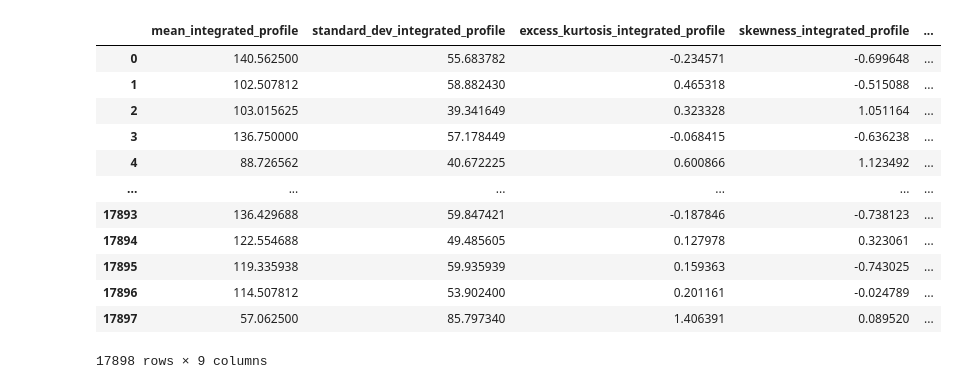
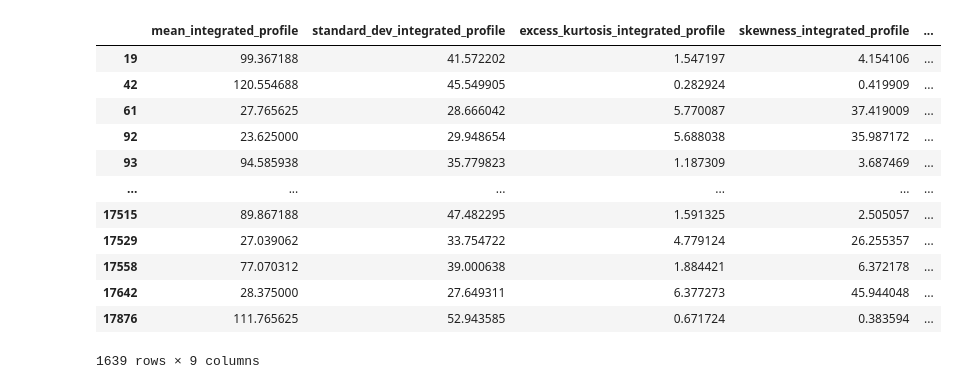
Before and after one commit to fyip3/ds_project, a Jupyter notebook: code/Proposal/Proposal.ipynb, the cells around one changed output. Cells and saved outputs as stored; diff of their text form; code cells hidden in the pictures.

```diff
--- a/code/Proposal/Proposal.ipynb
+++ b/code/Proposal/Proposal.ipynb
@@ -26,18 +28,18 @@ titles = ["mean_integrated_profile", "standard_dev_integrated_profile", "excess_
 
 TEMP_DATA_NAME = pd.read_csv("https://raw.githubusercontent.com/fyip3/ds_project/main/data/HTRU_2.csv", names=titles, on_bad_lines="skip")
 # %%
-TEMP_DATA_NAME
+TEMP_DATA_NAME[TEMP_DATA_NAME["class"] == 1]
 # %% [output]
 |  | mean_integrated_profile | standard_dev_integrated_profile | excess_kurtosis_integrated_profile | skewness_integrated_profile | ... |
-| 0 | 140.562500 | 55.683782 | -0.234571 | -0.699648 | ... |
-| 1 | 102.507812 | 58.882430 | 0.465318 | -0.515088 | ... |
-| 2 | 103.015625 | 39.341649 | 0.323328 | 1.051164 | ... |
-| 3 | 136.750000 | 57.178449 | -0.068415 | -0.636238 | ... |
-| 4 | 88.726562 | 40.672225 | 0.600866 | 1.123492 | ... |
+| 19 | 99.367188 | 41.572202 | 1.547197 | 4.154106 | ... |
+| 42 | 120.554688 | 45.549905 | 0.282924 | 0.419909 | ... |
+| 61 | 27.765625 | 28.666042 | 5.770087 | 37.419009 | ... |
+| 92 | 23.625000 | 29.948654 | 5.688038 | 35.987172 | ... |
+| 93 | 94.585938 | 35.779823 | 1.187309 | 3.687469 | ... |
 | ... | ... | ... | ... | ... | ... |
-| 17893 | 136.429688 | 59.847421 | -0.187846 | -0.738123 | ... |
-| 17894 | 122.554688 | 49.485605 | 0.127978 | 0.323061 | ... |
-| 17895 | 119.335938 | 59.935939 | 0.159363 | -0.743025 | ... |
-| 17896 | 114.507812 | 53.902400 | 0.201161 | -0.024789 | ... |
-| 17897 | 57.062500 | 85.797340 | 1.406391 | 0.089520 | ... |
+| 17515 | 89.867188 | 47.482295 | 1.591325 | 2.505057 | ... |
+| 17529 | 27.039062 | 33.754722 | 4.779124 | 26.255357 | ... |
+| 17558 | 77.070312 | 39.000638 | 1.884421 | 6.372178 | ... |
+| 17642 | 28.375000 | 27.649311 | 6.377273 | 45.944048 | ... |
+| 17876 | 111.765625 | 52.943585 | 0.671724 | 0.383594 | ... |
-17898 rows × 9 columns
+1639 rows × 9 columns
```
Also changed, not shown: parts of 3 cells of this notebook.
